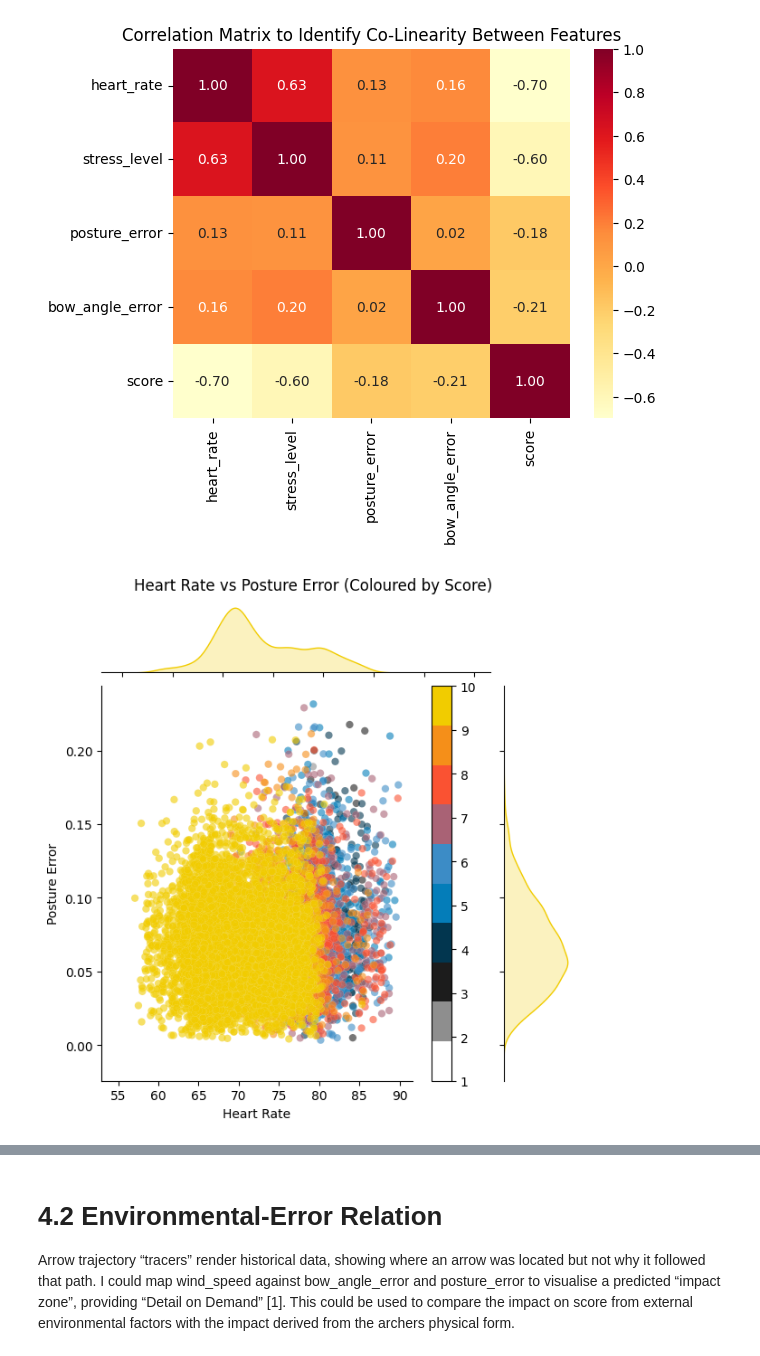
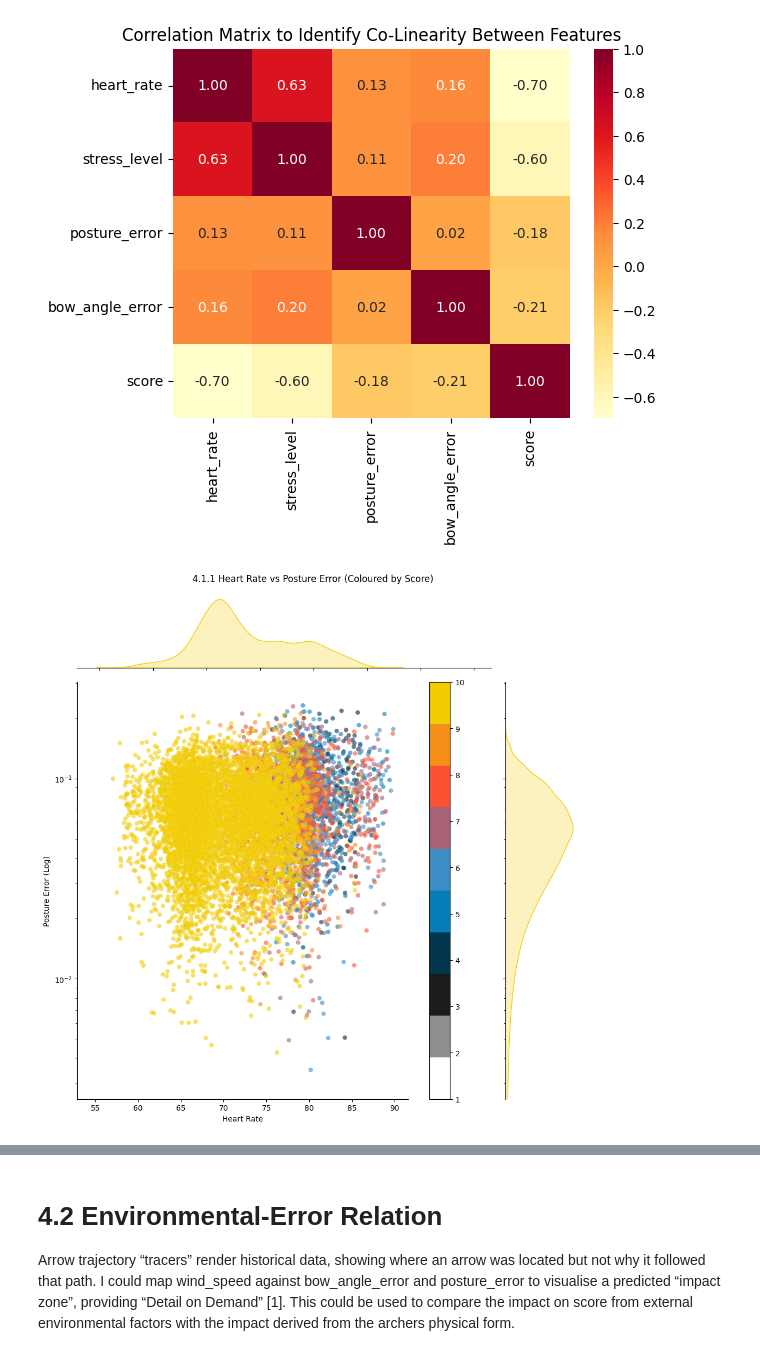
Before and after one commit to corey-richardson/comp3007-cw2, a Jupyter notebook: notebook.ipynb, the cells around one changed output, grey strips where cells are left out. Drawn from its saved outputs; the diff is of its cells as text; code cells hidden in the pictures.

```diff
--- a/notebook.ipynb
+++ b/notebook.ipynb
@@ -76,24 +80,26 @@ plt.show()
 # %%
 # plot = sns.JointGrid(data=df, x="stress_level", y="posture_error")
 # plot.plot_joint(sns.scatterplot, hue=df["score"], palette=archery_cmap, alpha=0.8, linewidth=0.1)
 # plot.plot_marginals(sns.kdeplot, fill=True, color=target_colours[4])
 
-df_sorted_by_score = df.sort_values("score") # z-axis
-
 plot = sns.jointplot(
     data=df_sorted_by_score, x="heart_rate", y="posture_error",
     hue="score", palette=archery_cmap, alpha=0.6, linewidth=0.1,
-    marginal_kws={ "fill": True, "color": target_colours[4] }
+    marginal_kws={ "fill": True, "color": target_colours[4] },
+    height=10
 )
 
-plot.set_axis_labels("Heart Rate", "Posture Error")
+plot.ax_joint.set_yscale("log")
+plot.ax_joint.set_ylim(bottom=10**-2.6)
 
+plot.set_axis_labels("Heart Rate", "Posture Error (Log)")
 plot.ax_joint.legend_.remove()
+
 sm = plt.cm.ScalarMappable(cmap=archery_cmap, norm=plt.Normalize(1, 10))
 cbar = plot.fig.colorbar(sm, ax=[plot.ax_joint], location="right", pad=0.05)
 
-plot.fig.suptitle("Heart Rate vs Posture Error (Coloured by Score)", y=1.025)
-plt.savefig("graphs/4-1-BiometricKinematicRelation.png", dpi=300)
-plt.show()
+plot.fig.suptitle("4.1.1 Heart Rate vs Posture Error (Coloured by Score)", y=1.025)
+
+plt.savefig("graphs/4-1-1-BiometricKinematicRelation.png", dpi=300)
 # %% [output]
-[figure, old version]
+[figure, new version]
```
Also changed, not shown: parts of 6 cells of this notebook, 7 other files.
